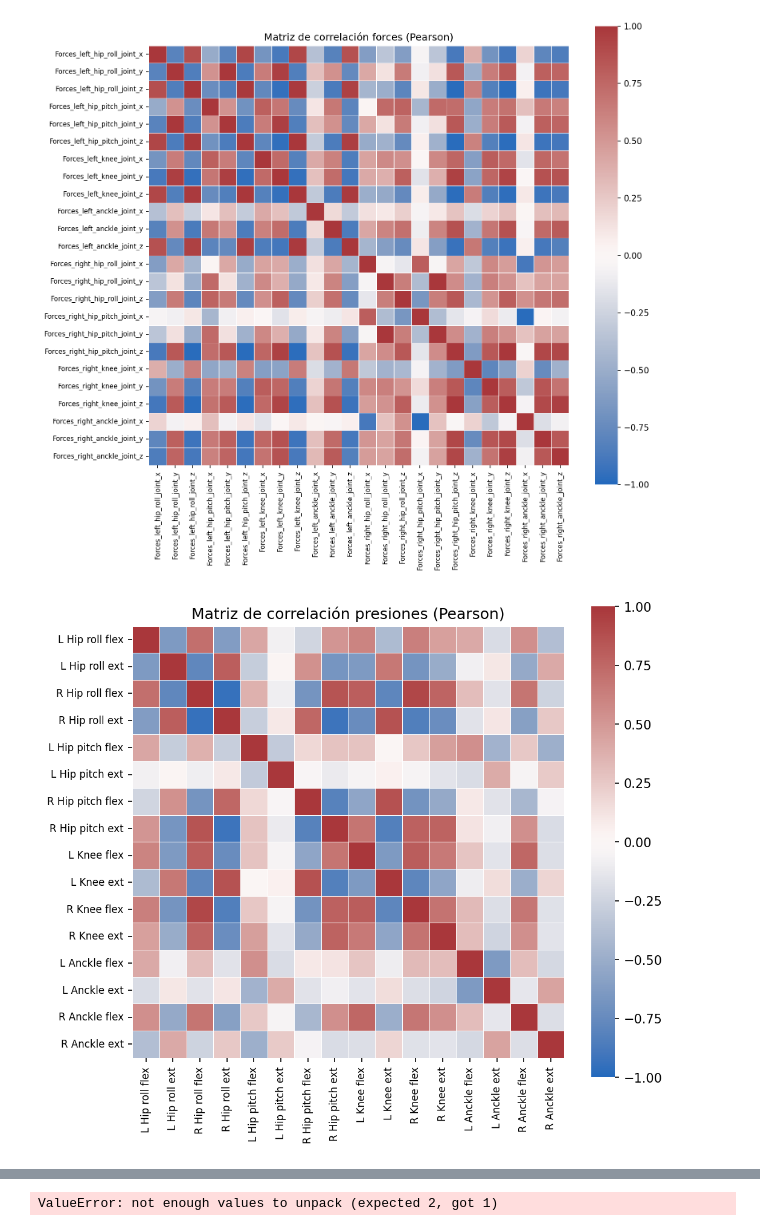
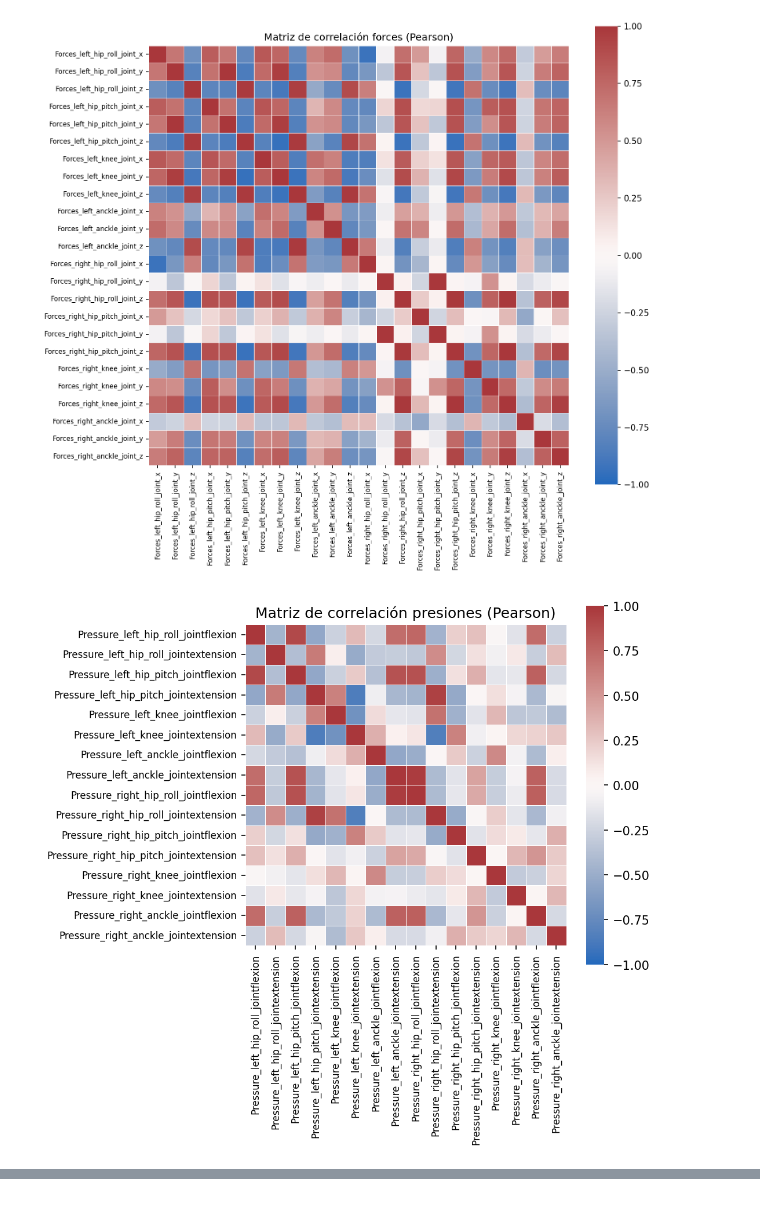
Before and after one commit to ART1993/Marcha_IK, a Jupyter notebook: Estudio_entrenamiento.ipynb, the cells around one changed output, grey strips where cells are left out. Saved outputs shown, nothing was run; the diff lists cells and outputs as text; code cells hidden in the pictures.

Commit message:
Preparación entrenamiento para varias opciones.

```diff
--- a/Estudio_entrenamiento.ipynb
+++ b/Estudio_entrenamiento.ipynb
@@ -1,9 +1,7 @@
 # %%
 from Archivos_Apoyo.AngleCouplingAnalyzer import AngleCouplingAnalyzer
-ruta_entrenamiento_robot="logs_lift_leg/general_values_20251007_175327.pid14520.csv"
-ruta_presiones_actuadores="logs_lift_leg/pressures_20251007_175327.pid14520.csv"
-ruta_recompensas="logs_lift_leg/rewards_20251007_175327.pid14520.csv"
-ruta_com_zmp="logs_lift_leg/kpi_step.csv"
+ruta_entrenamiento_robot="logs_lift_leg/general_values_20251008_205609.pid16436.csv"
+ruta_recompensas="logs_lift_leg/rewards_20251008_205609.pid16436.csv"
 anglecouplinganalyzer=AngleCouplingAnalyzer()
 # %%
 df_general=anglecouplinganalyzer.cargar_csv(ruta_entrenamiento_robot)
@@ -15,12 +11,12 @@ angulos_joints=anglecouplinganalyzer.split_parameters_df(df_general, startswith=
 angular_speed=anglecouplinganalyzer.split_parameters_df(df_general, startswith="vel_")
 torque=anglecouplinganalyzer.split_parameters_df(df_general, startswith="τ_reaction_")
 forces=anglecouplinganalyzer.split_parameters_df(df_general, startswith="Forces_")
-coms=anglecouplinganalyzer.split_parameters_df(df_train, startswith="com_")
-zmps=anglecouplinganalyzer.split_parameters_df(df_train, startswith="zmp_")
+pressures=anglecouplinganalyzer.split_parameters_df(df_general, startswith="Pressure_")
+coms=anglecouplinganalyzer.split_parameters_df(df_general, startswith="COM_")
+zmps=anglecouplinganalyzer.split_parameters_df(df_general, startswith="ZMP_")
 df_angle_speed = df_general.loc[:, df_general.columns.str.startswith(("q_", "vel_"))]
-df_angle_com = df_general.loc[:, df_general.columns.str.startswith(("q_left_hip", "q_right_hip", "com_"))]
-df_presiones_velocidades=df_presiones_actuadores.merge(df_general, on=['step','episode','t'], how='left')
-df_presiones_velocidades=df_presiones_velocidades.filter(regex=r'(?:vel_|ext|flex)')
+df_angle_com = df_general.loc[:, df_general.columns.str.startswith(("q_left_hip", "q_right_hip", "COM_"))]
+df_presiones_velocidades=df_general.loc[:, df_general.columns.str.startswith(("vel_", "Pressure_"))]
 # %%
 df_presiones_velocidades
 # %% [output]
@@ -42,7 +38,7 @@ corr_angulos = anglecouplinganalyzer.correlacion_entre_params(angulos_joints)
 corr_angular_speed = anglecouplinganalyzer.correlacion_entre_params(angular_speed)
 corr_torque = anglecouplinganalyzer.correlacion_entre_params(torque)
 corr_forces = anglecouplinganalyzer.correlacion_entre_params(forces)
-corr_presiones=anglecouplinganalyzer.correlacion_entre_params(df_presiones_actuadores.iloc[:,3:])
+corr_presiones=anglecouplinganalyzer.correlacion_entre_params(pressures)
 corr_recompensas=anglecouplinganalyzer.correlacion_entre_params(df_recompensas.iloc[:,3:])
 corr_coms=anglecouplinganalyzer.correlacion_entre_params(coms)
 corr_zmp=anglecouplinganalyzer.correlacion_entre_params(zmps)
@@ -79,7 +75,7 @@ anglecouplinganalyzer.creacion_correlaciones(corr_presiones, "presiones", annot=
 #anglecouplinganalyzer.creacion_correlaciones(corr_recompensas, "recompensas", annot=False)
 anglecouplinganalyzer.creacion_correlaciones(corr_coms, "coms")
 anglecouplinganalyzer.creacion_correlaciones(corr_zmp, "zmps")
-anglecouplinganalyzer.creacion_correlaciones(corr_angulo_velocidad, "theta_vs_omega")
-anglecouplinganalyzer.creacion_correlaciones(corr_velocidad_presiones, "omega_vs_pressure")
+anglecouplinganalyzer.creacion_correlaciones(corr_angulo_velocidad, "theta_vs_omega", annot=False)
+anglecouplinganalyzer.creacion_correlaciones(corr_velocidad_presiones, "omega_vs_pressure", annot=False)
 anglecouplinganalyzer.creacion_correlaciones(corr_com_angulo, "COM_vs_theta")
 # %% [output]
@@ -89,2 +85,2 @@ anglecouplinganalyzer.creacion_correlaciones(corr_com_angulo, "COM_vs_theta")
-[figure, old version]
+[figure, new version]
-[figure, old version]
+[figure, new version]
@@ -92,2 +88 @@ anglecouplinganalyzer.creacion_correlaciones(corr_com_angulo, "COM_vs_theta")
 [figure]
-ValueError: not enough values to unpack (expected 2, got 1)
```
Also changed, not shown: parts of 4 cells of this notebook, 4 other files.
